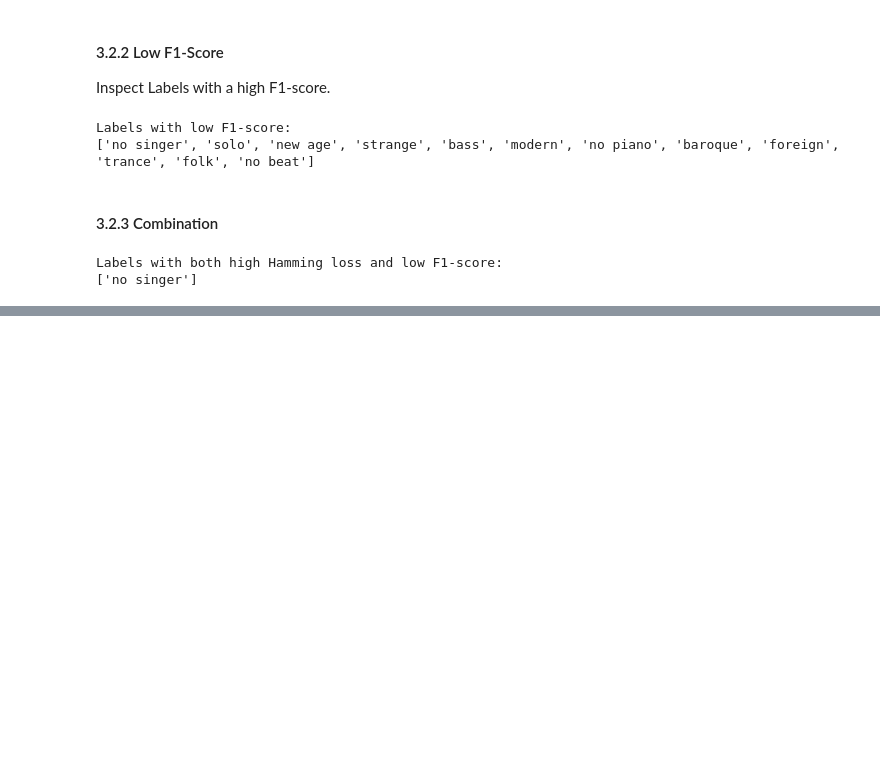
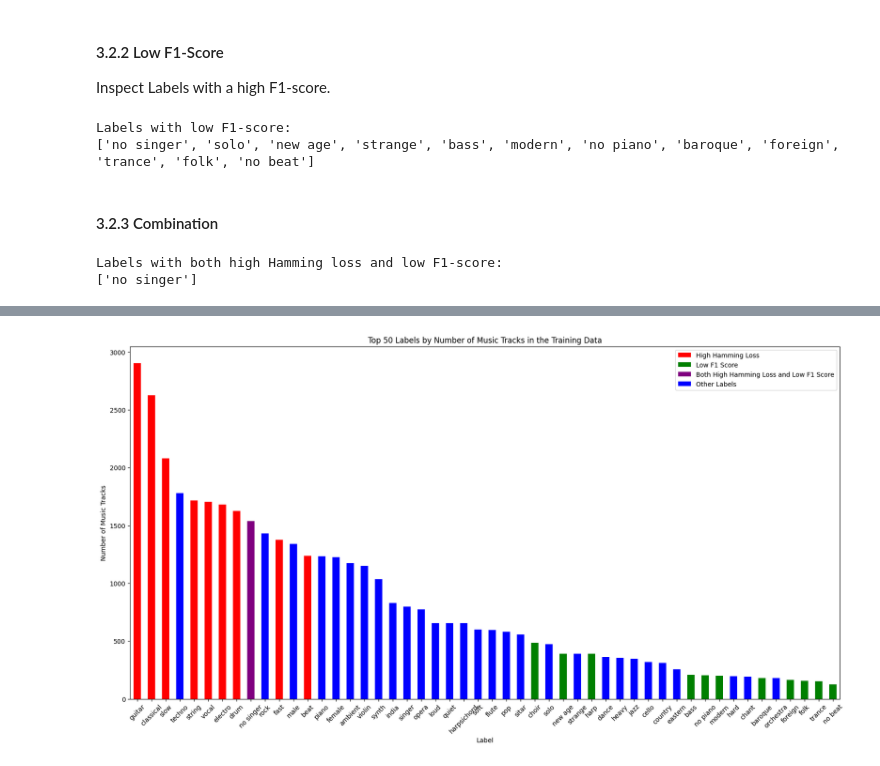
Before and after one commit to syeon0928/tagging-music-sequences, a Jupyter notebook: notebooks/evaluation.ipynb, the cells around one changed output, grey strips where cells are left out. Drawn from its saved outputs; the diff is of its cells as text; code cells hidden in the pictures; blank space fills up the shorter version.

```diff
--- a/notebooks/evaluation.ipynb
+++ b/notebooks/evaluation.ipynb
@@ -635,7 +634,7 @@ Inspect labels with high hamming loss.
 high_hamming_loss_labels_sorted = sorted(list(high_hamming_loss_labels))
 
 # Extracting label names
-high_hamming_loss_labels_clear = test_labels_df.columns[high_hamming_loss_labels_sorted]
+high_hamming_loss_labels_clear = train_labels_df.columns[high_hamming_loss_labels_sorted]
 
 # Format the output
 print(f"Labels with high Hamming loss: \n{high_hamming_loss_labels_clear.tolist()}")
@@ -650,7 +649,7 @@ Inspect Labels with a high F1-score.
 low_f1_labels_sorted = sorted(list(low_f1_labels))
 
 # Extracting label names
-low_f1_labels_clear = test_labels_df.columns[low_f1_labels_sorted]
+low_f1_labels_clear = train_labels_df.columns[low_f1_labels_sorted]
 
 # Format the output
 print(f"Labels with low F1-score: \n{low_f1_labels_clear.tolist()}")
@@ -664,10 +663,10 @@ Labels with low F1-score:
 edge_cases_labels_indices_list = sorted(list(combination_labels_indices))
 
 # Extracting label names
-label_edge_cases = test_labels_df.columns[edge_cases_labels_indices_list]
+combination_labels_clear = train_labels_df.columns[edge_cases_labels_indices_list]
 
 # Format the output
-print(f"Labels with both high Hamming loss and low F1-score: \n{label_edge_cases.tolist()}")
+print(f"Labels with both high Hamming loss and low F1-score: \n{combination_labels_clear.tolist()}")
 # %% [output]
 Labels with both high Hamming loss and low F1-score:
 ['no singer']
@@ -712,0 +713,40 @@ plt.show()
+# %%
+# `train_labels_df` is a DataFrame similar to `test_labels_df` with the same structure but for the training set.
+# `label_counts` is a Series obtained from `train_labels_df.sum(axis=0)`.
+
+# Assign colors to each label based on the category it belongs to
+colors = []
+for label in label_counts.index:
+    if label in combination_labels_clear:
+        colors.append('purple')  # Both high hamming loss and low f1 score
+    elif label in high_hamming_loss_labels_clear:
+        colors.append('red')  # High hamming loss
+    elif label in low_f1_labels_clear:
+        colors.append('green')  # Low f1 score
+    else:
+        colors.append('blue')  # Default color
+
+# Plot the labels with the assigned colors
+plt.figure(figsize=(20, 10))
+label_counts.sort_values(ascending=False).plot(kind='bar', color=colors)
+
+# Add title and labels
+plt.title('Top 50 Labels by Number of Music Tracks in the Training Data')
+plt.xticks(rotation=45)
+plt.ylabel('Number of Music Tracks')
+plt.xlabel('Label')
+
+# Create a custom legend
+from matplotlib.patches import Patch
+legend_elements = [
+    Patch(facecolor='red', label='High Hamming Loss'),
+    Patch(facecolor='green', label='Low F1 Score'),
+    Patch(facecolor='purple', label='Both High Hamming Loss and Low F1 Score'),
+    Patch(facecolor='blue', label='Other Labels')
+]
+plt.legend(handles=legend_elements, loc='upper right')
+
+# Show the plot
+plt.show()
+# %% [output]
+[figure, added]
```
Also changed, not shown: parts of 6 cells of this notebook.
